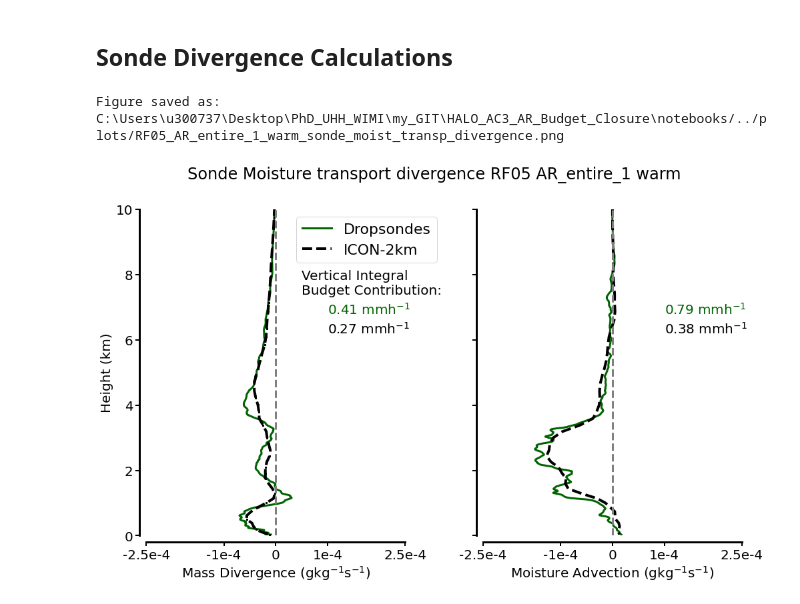
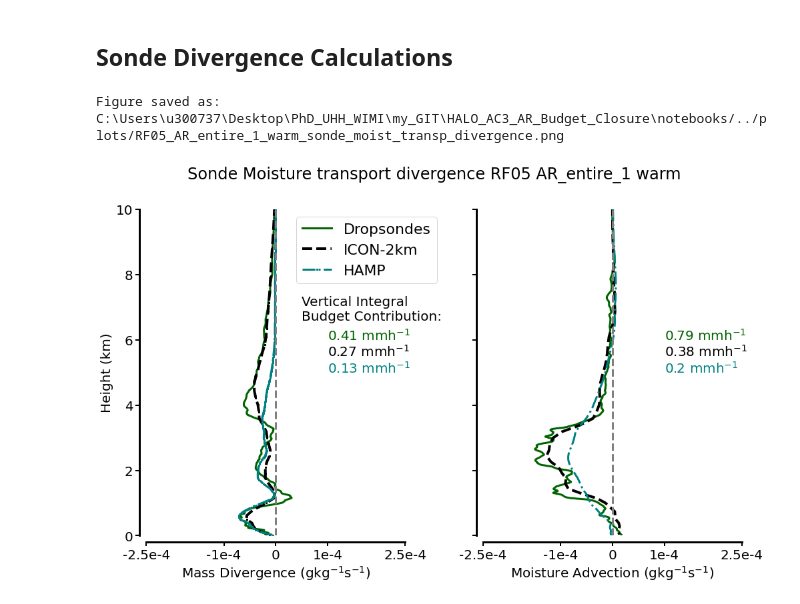
Before and after one commit to hdorff94/HALO_AC3_AR_Budget_Closure, a Jupyter notebook: notebooks/sonde_moisture_transport_divergence.ipynb, the cells around one changed output. Saved outputs shown, nothing was run; the diff lists cells and outputs as text; code cells hidden in the pictures.

```diff
--- a/notebooks/sonde_moisture_transport_divergence.ipynb
+++ b/notebooks/sonde_moisture_transport_divergence.ipynb
@@ -250,6 +288,10 @@ if do_plotting:
     ax1.scatter(Dropsondes["Lon"].iloc[relevant_sondes_dict["cold_sector"]["in"]],
             Dropsondes["Lat"].iloc[relevant_sondes_dict["cold_sector"]["in"]],
            marker="v",s=100,color="blue",edgecolor="k",transform=ccrs.PlateCarree())
+    if relevant_sondes_dict["cold_sector"]["out"].shape[0]>0:
+        ax1.scatter(Dropsondes["Lon"].iloc[relevant_sondes_dict["cold_sector"]["out"]],
+            Dropsondes["Lat"].iloc[relevant_sondes_dict["cold_sector"]["out"]],
+           marker="v",s=100,color="blue",edgecolor="k",transform=ccrs.PlateCarree())
 
     gl1.top_labels=True
     gl1.bottom_labels=False
@@ -597,7 +875,13 @@ Figure saved as: C:\Users\u300737\Desktop\PhD_UHH_WIMI\my_GIT\HALO_AC3_AR_Budget
 ## Sonde Divergence Calculations
 # %%
 #%% Plotting
-def plot_haloac3_atmospheric_moist_trans_divergence(Moisture_CONV,ICON_Moisture_CONV,sector_to_plot):
+def plot_haloac3_atmospheric_moist_trans_divergence(Moisture_CONV,ICON_Moisture_CONV,
+                                                    Retr_Moisture_CONV,sector_to_plot,
+                                                   z_height_icon,z_height_retrieval):
+
+    if hasattr(Retr_Moisture_CONV, "div_scalar_mass"):plot_retrieval=True
+    else: plot_retrieval=False
+
     import seaborn as sns
     matplotlib.rcParams.update({"font.size":20})
     divergence_plot=plt.figure(figsize=(16,9))
@@ -608,17 +892,24 @@ def plot_haloac3_atmospheric_moist_trans_divergence(Moisture_CONV,ICON_Moisture_
          Moisture_CONV.div_scalar_mass[sector_to_plot].index.values/1000,
          color="darkgreen",lw=3,label="Dropsondes")
     ax1.plot(ICON_Moisture_CONV.div_scalar_mass[sector_to_plot].values,
-             z_height.values/1000,color="black",marker="s",
+             z_height_icon.values[1:]/1000,color="black",marker="s",
          markersize=2,lw=4,ls="--",label="ICON-2km")
+    if plot_retrieval:
+        ax1.plot(Retr_Moisture_CONV.div_scalar_mass[sector_to_plot].values,
+             z_height_retrieval.values/1000,color="teal",marker="s",
+         markersize=2,lw=3,ls="-.",label="HAMP")
 
     ax1.set_xlim([-2.5e-4,2.5e-4])
     ax1.set_xticks([-2.5e-4,-1e-4,0,1e-4,2.5e-4])
     ax1.set_xticklabels(["-2.5e-4","-1e-4","0","1e-4","2.5e-4"])
-    ax1.text(x=0.6,y=0.74,s="Vertical Integral\nBudget Contribution:",transform=ax1.transAxes,color="k")
-    ax1.text(x=0.7,y=0.68,s=str(np.round(-1*Moisture_CONV.integrated_divergence[sector_to_plot]["mass_div"],2))+\
+    ax1.text(x=0.6,y=0.66,s="Vertical Integral\nBudget Contribution:",transform=ax1.transAxes,color="k")
+    ax1.text(x=0.7,y=0.60,s=str(np.round(-1*Moisture_CONV.integrated_divergence[sector_to_plot]["mass_div"],2))+\
          " $\mathrm{mmh}^{-1}$",transform=ax1.transAxes,color="darkgreen")
-    ax1.text(x=0.7,y=0.62,s=str(np.round(-1*ICON_Moisture_CONV.integrated_divergence[sector_to_plot]["mass_div"],2))+\
+    ax1.text(x=0.7,y=0.55,s=str(np.round(-1*ICON_Moisture_CONV.integrated_divergence[sector_to_plot]["mass_div"],2))+\
          " $\mathrm{mmh}^{-1}$",transform=ax1.transAxes,color="k")
+    if plot_retrieval:
+        ax1.text(x=0.7,y=0.5,s=str(np.round(-1*Retr_Moisture_CONV.integrated_divergence[sector_to_plot]["mass_div"],2))+\
+         " $\mathrm{mmh}^{-1}$",transform=ax1.transAxes,color="teal")
     ax1.set_xlabel("Mass Divergence ($\mathrm{gkg}^{-1}\mathrm{s}^{-1}$)")
     ax1.set_ylabel("Height (km)")
     ax1.axvline(x=0,ls="--",lw=3,color="grey")
@@ -635,8 +926,12 @@ def plot_haloac3_atmospheric_moist_trans_divergence(Moisture_CONV,ICON_Moisture_
          Moisture_CONV.adv_q_calc[sector_to_plot].index.values/1000,
          color="darkgreen",lw=3)
     ax2.plot(ICON_Moisture_CONV.adv_q_calc[sector_to_plot].values,
-         z_height.values/1000,
+         z_height_icon.values[1::]/1000,
          color="k",markersize=2,ls="--",lw=4)
+    if plot_retrieval:
+        ax2.plot(Retr_Moisture_CONV.adv_q_calc[sector_to_plot].values,
+         z_height_retrieval.values/1000,
+         color="teal",markersize=2,ls="-.",lw=3)
 
     ax2.set_ylim([0,10])
     ax2.set_xlim([-2.5e-4,2.5e-4])
@@ -647,10 +942,15 @@ def plot_haloac3_atmospheric_moist_trans_divergence(Moisture_CONV,ICON_Moisture_
     for axis in ['bottom','left']:
         ax2.spines[axis].set_linewidth(3)
     ax2.set_yticklabels("")
-    ax2.text(x=0.7,y=0.68,s=str(np.round(-1*Moisture_CONV.integrated_divergence[sector_to_plot]["q_ADV"],2))+\
+    ax2.text(x=0.7,y=0.6,s=str(np.round(-1*Moisture_CONV.integrated_divergence[sector_to_plot]["q_ADV"],2))+\
          " $\mathrm{mmh}^{-1}$",transform=ax2.transAxes,color="darkgreen")
-    ax2.text(x=0.7,y=0.62,s=str(np.round(-1*ICON_Moisture_CONV.integrated_divergence[sector_to_plot]["q_ADV"],2))+\
+    ax2.text(x=0.7,y=0.55,s=str(np.round(-1*ICON_Moisture_CONV.integrated_divergence[sector_to_plot]["q_ADV"],2))+\
          " $\mathrm{mmh}^{-1}$",transform=ax2.transAxes,color="k")
+
+    if plot_retrieval:
+        ax2.text(x=0.7,y=0.5,s=str(np.round(-1*Retr_Moisture_CONV.integrated_divergence[sector_to_plot]["q_ADV"],2))+\
+         " $\mathrm{mmh}^{-1}$",transform=ax2.transAxes,color="teal")
+
     ax2.spines['right'].set_visible(False)
     ax2.spines['top'].set_visible(False)
     ax2.yaxis.set_tick_params(width=2,length=6)
@@ -662,10 +962,11 @@ def plot_haloac3_atmospheric_moist_trans_divergence(Moisture_CONV,ICON_Moisture_
     divergence_plot.savefig(plot_path+fig_name,dpi=300,bbox_inches="tight")
     print("Figure saved as:",plot_path+fig_name)
 # %%
-plot_haloac3_atmospheric_moist_trans_divergence(Moisture_CONV,ICON_Moisture_CONV,sector_to_plot)
+plot_haloac3_atmospheric_moist_trans_divergence(Moisture_CONV,ICON_Moisture_CONV,
+                                                Retrieval_Moisture_CONV,sector_to_plot,z_height,z_height_retrieval)
 # %% [output]
 Figure saved as: C:\Users\u300737\Desktop\PhD_UHH_WIMI\my_GIT\HALO_AC3_AR_Budget_Closure\notebooks/../plots/RF05_AR_entire_1_warm_sonde_moist_transp_divergence.png
-[figure, old version]
+[figure, new version]
 # %%
 """
     sondes_selection["ind_inflow_"+sector]=np.linspace(0,
```
Also changed, not shown: parts of 17 cells of this notebook, 1 other file.
